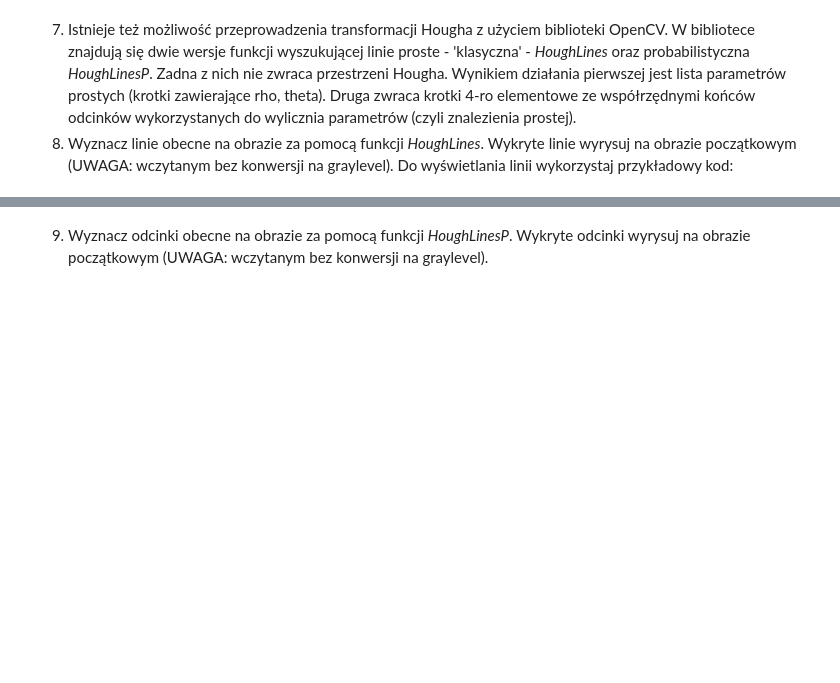
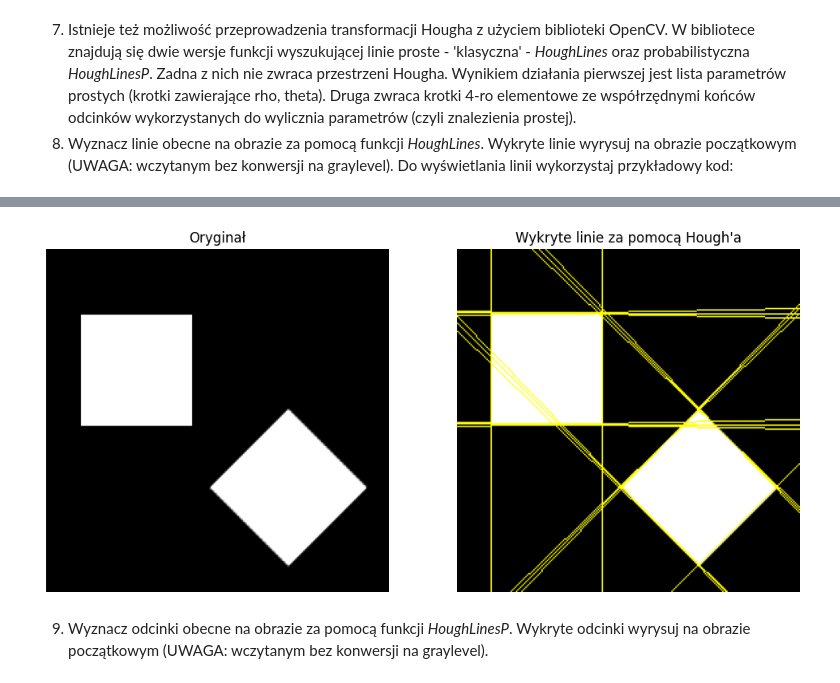
Before and after one commit to DziqG2NK/Przetwarzanie-i-analiza-obraz-w-cyfrowych, a Jupyter notebook: zajecia_4/Hough.ipynb, the cells around one changed output, grey strips where cells are left out. Drawn from its saved outputs; the diff is of its cells as text; code cells hidden in the pictures; blank space fills up the shorter version.

```diff
--- a/zajecia_4/Hough.ipynb
+++ b/zajecia_4/Hough.ipynb
@@ -199,11 +229,18 @@ Zaznacz maksima na obrazie wykorzystując rezultat funkcji *hough\_line\_peaks*
 7. Istnieje też możliwość przeprowadzenia transformacji Hougha z użyciem biblioteki OpenCV. W bibliotece znajdują się dwie wersje funkcji wyszukującej linie proste - 'klasyczna' - _HoughLines_ oraz probabilistyczna _HoughLinesP_. Zadna z nich nie zwraca przestrzeni Hougha. Wynikiem działania pierwszej jest lista parametrów prostych (krotki zawierające rho, theta). Druga zwraca krotki 4-ro elementowe ze współrzędnymi końców odcinków wykorzystanych do wylicznia parametrów (czyli znalezienia prostej).
 8. Wyznacz linie obecne na obrazie za pomocą funkcji _HoughLines_. Wykryte linie wyrysuj na obrazie początkowym (UWAGA: wczytanym bez konwersji na graylevel). Do wyświetlania linii wykorzystaj przykładowy kod:
 # %%
-a = np.cos(theta)
-b = np.sin(theta)
-x0 = a*rho
-y0 = b*rho
-x1 = int(x0 + 1000*(-b))
-y1 = int(y0 + 1000*(a))
-x2 = int(x0 - 1000*(-b))
-y2 = int(y0 - 1000*(a))
+def get_cords(theta, rho):
+    a = np.cos(theta)
+    b = np.sin(theta)
+    x0 = a*rho
+    y0 = b*rho
+    x1 = int(x0 + 1000*(-b))
+    y1 = int(y0 + 1000*(a))
+    x2 = int(x0 - 1000*(-b))
+    y2 = int(y0 - 1000*(a))
+
+    return x1, x2, y1, y2
+# %%
+classic_lines = cv2.HoughLines(square_edges, 1, pi / 180, 50)
+
+print(classic_lines)
@@ -210,3 +265,24 @@ y2 = int(y0 - 1000*(a))
+# %%
+lines = []
+square = cv2.imread("kwadraty.png")
+
+for [[rho, theta]] in classic_lines:
+    lines.append([get_cords(theta, rho)])
+
+def add_lines(img, lines):
+    copy = img.copy()
+    for [[x1, x2, y1, y2]] in lines:
+        cv2.line(copy, (x1, y1), (x2, y2), (255,255,0))
+
+    return copy
+
+square_lines = add_lines(square, lines)
+# %%
+images = {"Oryginał": square, "Wykryte linie za pomocą Hough'a": square_lines}
+
+plots(**images)
+# %% [output]
+[figure, added]
 # %% [markdown]
 9. Wyznacz odcinki obecne na obrazie za pomocą funkcji _HoughLinesP_. Wykryte odcinki wyrysuj na obrazie początkowym (UWAGA: wczytanym bez konwersji na graylevel).
 # %% [markdown]
```
Also changed, not shown: parts of 4 cells of this notebook.
